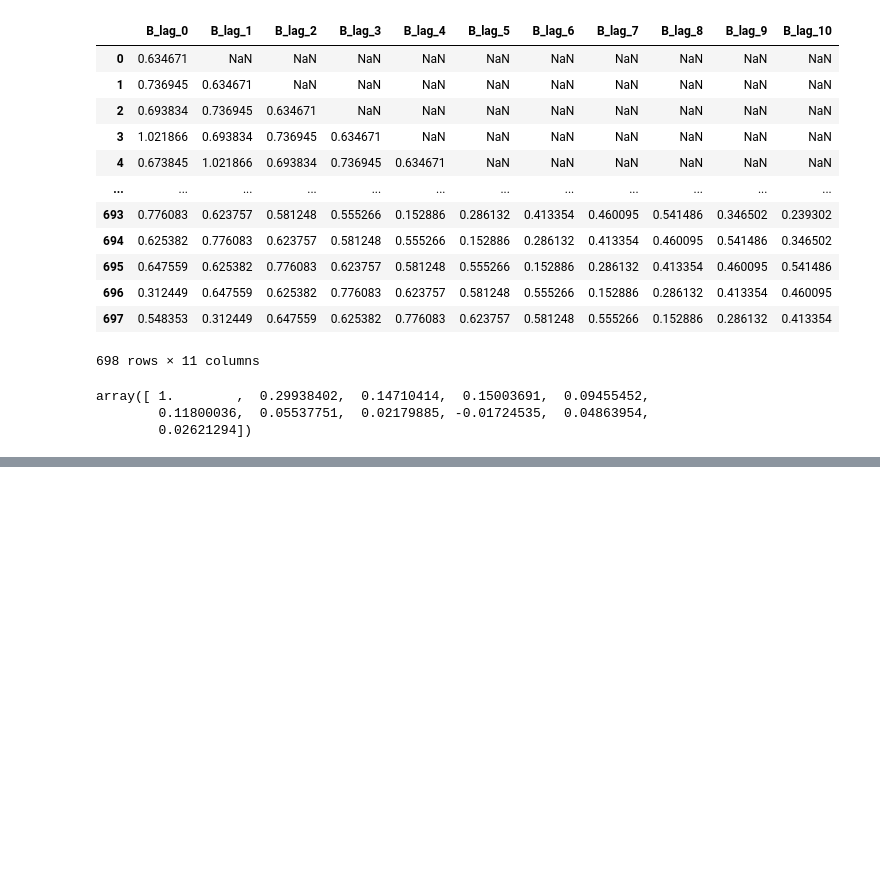
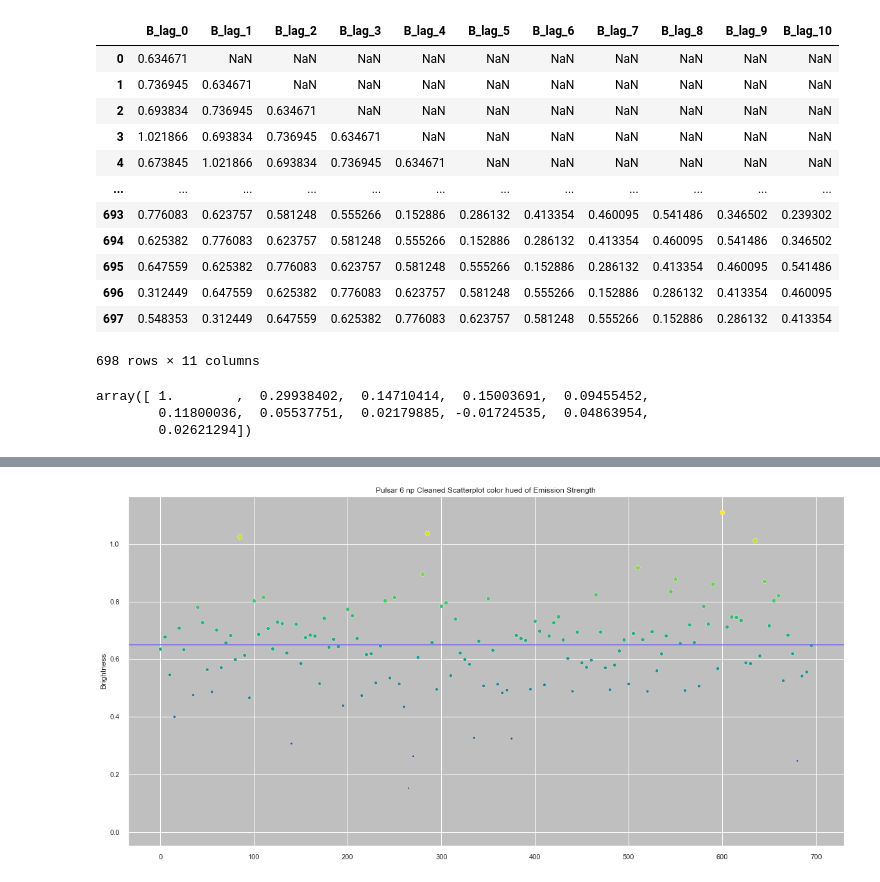
Before and after one commit to doughnutgod/PulsarPioneers, a Jupyter notebook: pulsar6.ipynb, the cells around one changed output, grey strips where cells are left out. Cells and saved outputs as stored; diff of their text form; code cells hidden in the pictures; blank space fills up the shorter version.

```diff
--- a/pulsar6.ipynb
+++ b/pulsar6.ipynb
@@ -446,0 +481,8 @@ array([ 1.        ,  0.29938402,  0.14710414,  0.15003691,  0.09455452,
+# %%
+plt.figure(figsize=(20,10))
+sns.set_style("darkgrid", {"axes.facecolor": ".75"})
+strength = held5ths.Brightness.values
+ax = sns.scatterplot(data=held5ths["Brightness"], s= strength*50, c=strength, cmap="viridis", marker="o").set_title('Pulsar 6 np Cleaned Scatterplot color hued of Emission Strength')
+ax = plt.axhline( y=0.6508051, ls='-',c='mediumslateblue')
+# %% [output]
+[figure, added]
```
Also changed, not shown: parts of 39 cells of this notebook, 1 other file.
